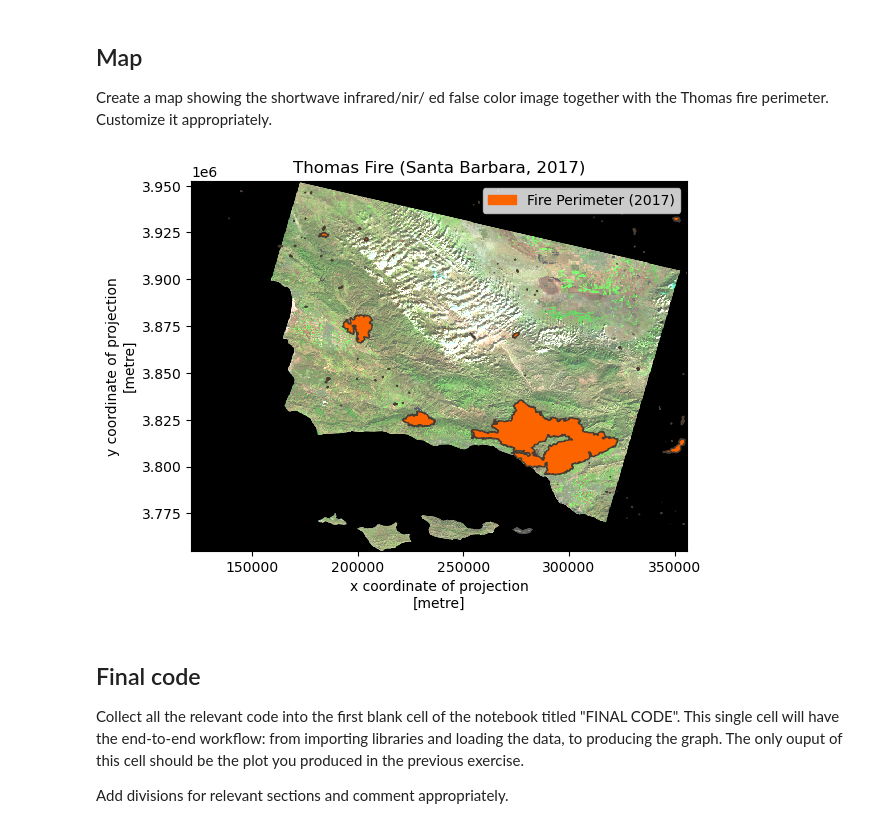
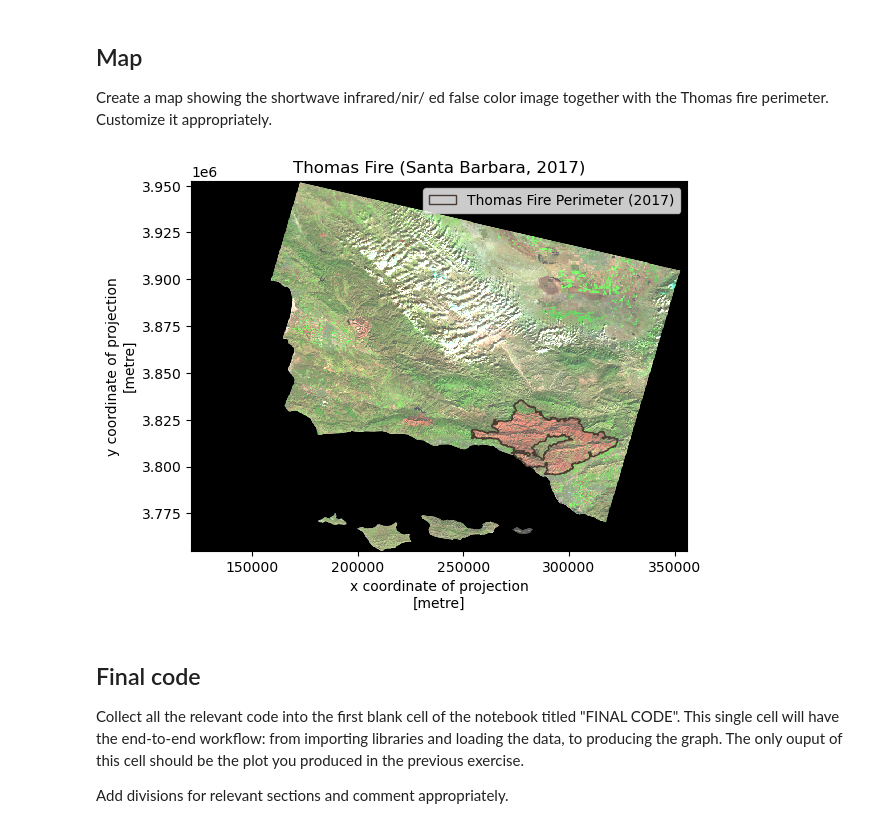
Before and after one commit to oksanaprotsukha/eds220-hwk-4, a Jupyter notebook: hwk4-task2-false-color.ipynb, the cells around one changed output. Drawn from its saved outputs; the diff is of its cells as text; code cells hidden in the pictures.

```diff
--- a/hwk4-task2-false-color.ipynb
+++ b/hwk4-task2-false-color.ipynb
@@ -253,18 +303,23 @@ Customize it appropriately.
 # %%
 fig, ax = plt.subplots()
 
-calfire.plot(ax=ax, color='#FC6400', edgecolor = '#483C32')
-calfire_patch = mpatches.Patch(color='#FC6400', label='Fire Perimeter (2017)')
+# plot Thomas fire perimeter
+tf.plot(ax=ax, color='none', edgecolor = '#483C32')
+tf_patch = mpatches.Patch(facecolor = 'none',
+                          edgecolor='#483C32',
+                          label='Thomas Fire Perimeter (2017)')
 
+# plot raster image of Santa Barbara area
 lsat[['swir22', 'nir08', 'red']].to_array().plot.imshow(ax=ax, robust = True)
 
-# Add legend
-ax.legend(handles=[calfire_patch], frameon=True, loc='upper right')
+# add legend
+ax.legend(handles=[tf_patch], frameon=True, loc='upper right')
+ax.set_title('Thomas Fire (Santa Barbara, 2017)')
 
-ax.set_title('Thomas Fire (Santa Barbara, 2017)')
+# display map
 plt.show()
 # %% [output]
-[figure, old version]
+[figure, new version]
 # %% [markdown]
 ## Final code
 
```
Also changed, not shown: parts of 12 cells of this notebook.
